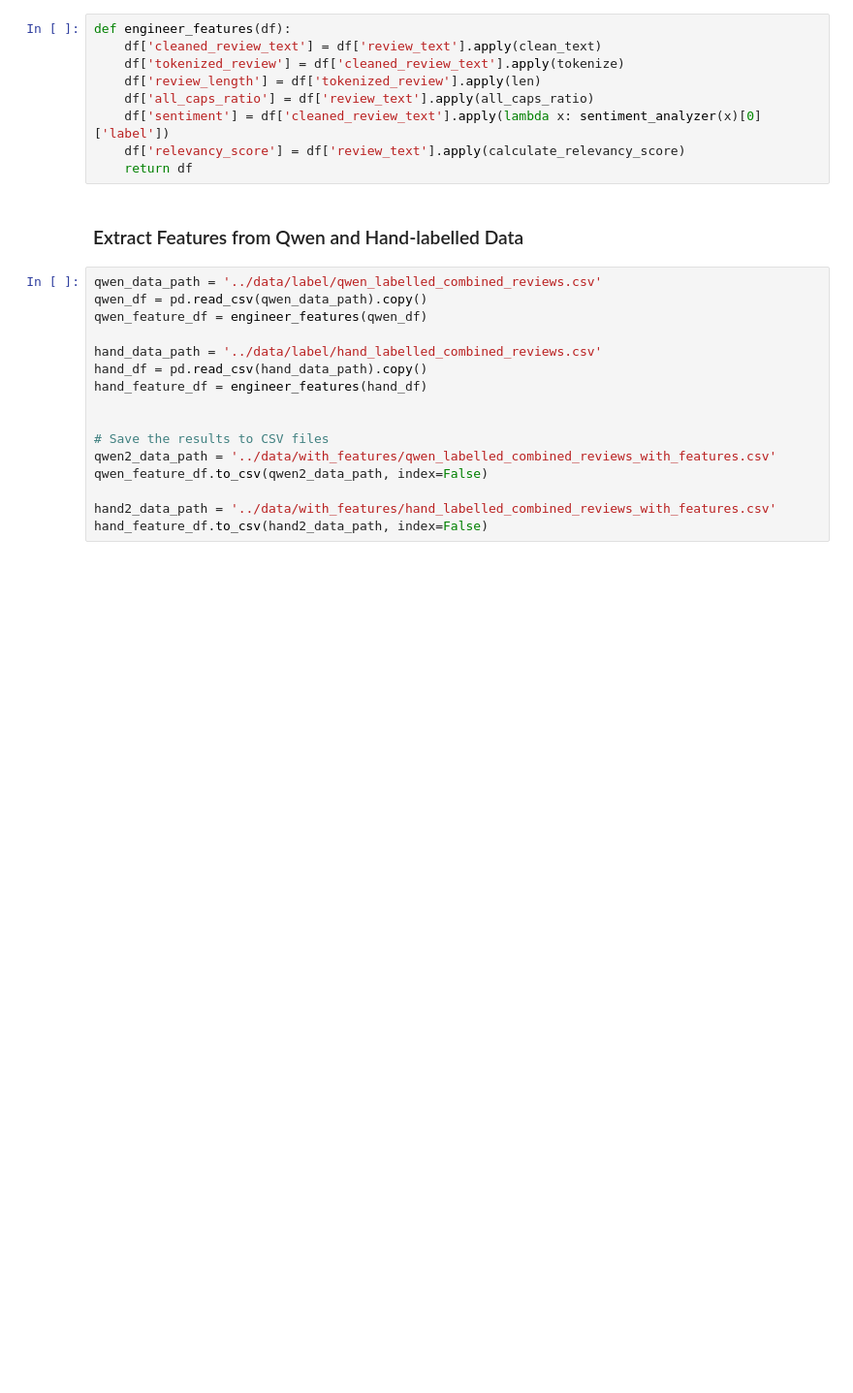
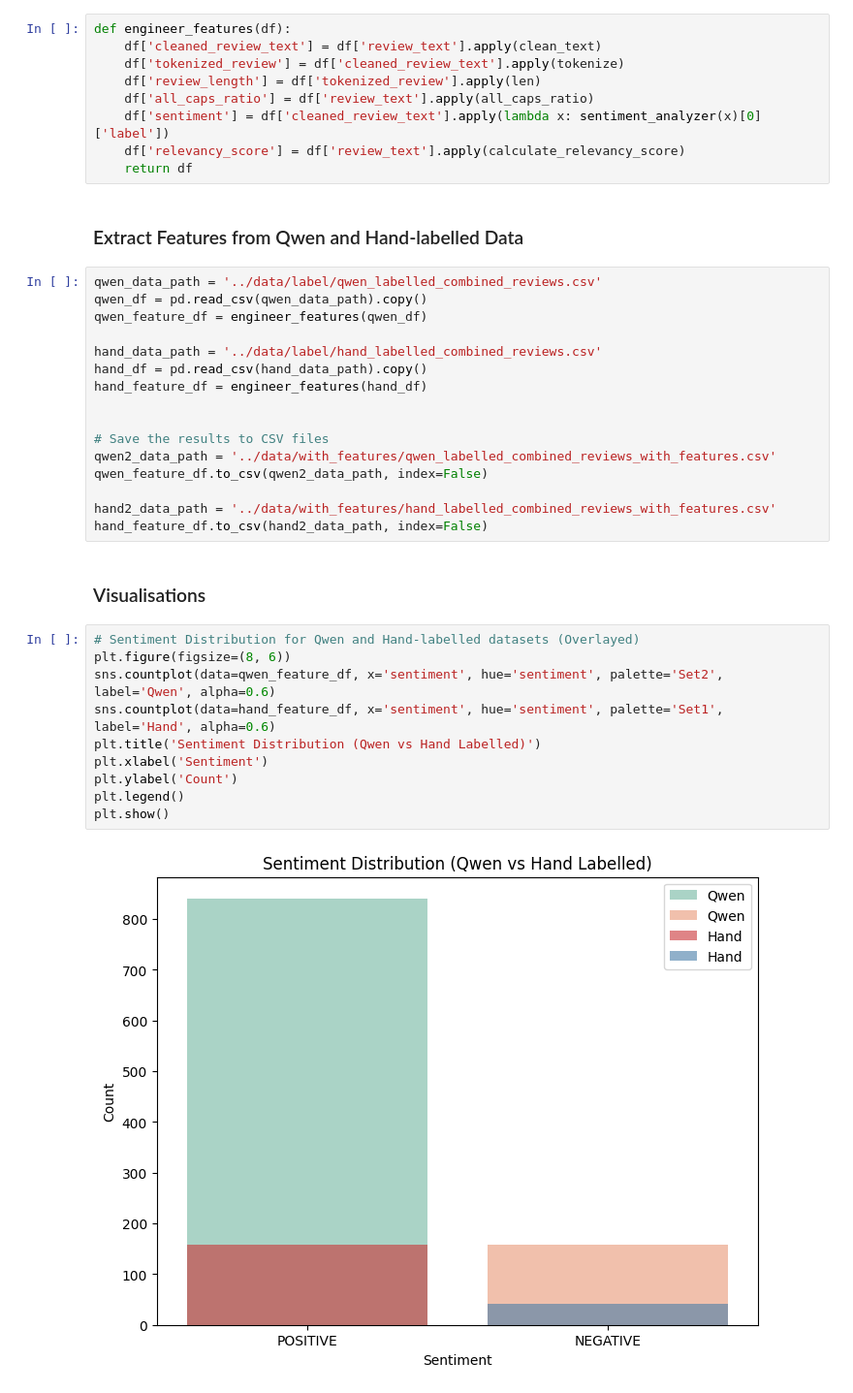
Before and after one commit to atharshlakshmi/techjam, a Jupyter notebook: feature_engineering/extract_features.ipynb, the cells around one changed output. Shown at 97% size. Drawn from its saved outputs; the diff is of its cells as text; blank space fills up the shorter version.

Commit message:
Visualisations

```diff
--- a/feature_engineering/extract_features.ipynb
+++ b/feature_engineering/extract_features.ipynb
@@ -79,3 +81,17 @@ qwen_feature_df.to_csv(qwen2_data_path, index=False)
 
 hand2_data_path = '../data/with_features/hand_labelled_combined_reviews_with_features.csv'
 hand_feature_df.to_csv(hand2_data_path, index=False)
+# %% [markdown]
+### Visualisations
+# %%
+# Sentiment Distribution for Qwen and Hand-labelled datasets (Overlayed)
+plt.figure(figsize=(8, 6))
+sns.countplot(data=qwen_feature_df, x='sentiment', hue='sentiment', palette='Set2', label='Qwen', alpha=0.6)
+sns.countplot(data=hand_feature_df, x='sentiment', hue='sentiment', palette='Set1', label='Hand', alpha=0.6)
+plt.title('Sentiment Distribution (Qwen vs Hand Labelled)')
+plt.xlabel('Sentiment')
+plt.ylabel('Count')
+plt.legend()
+plt.show()
+# %% [output]
+[figure, added]
```
Also changed, not shown: parts of 5 cells of this notebook, 2 other files.
